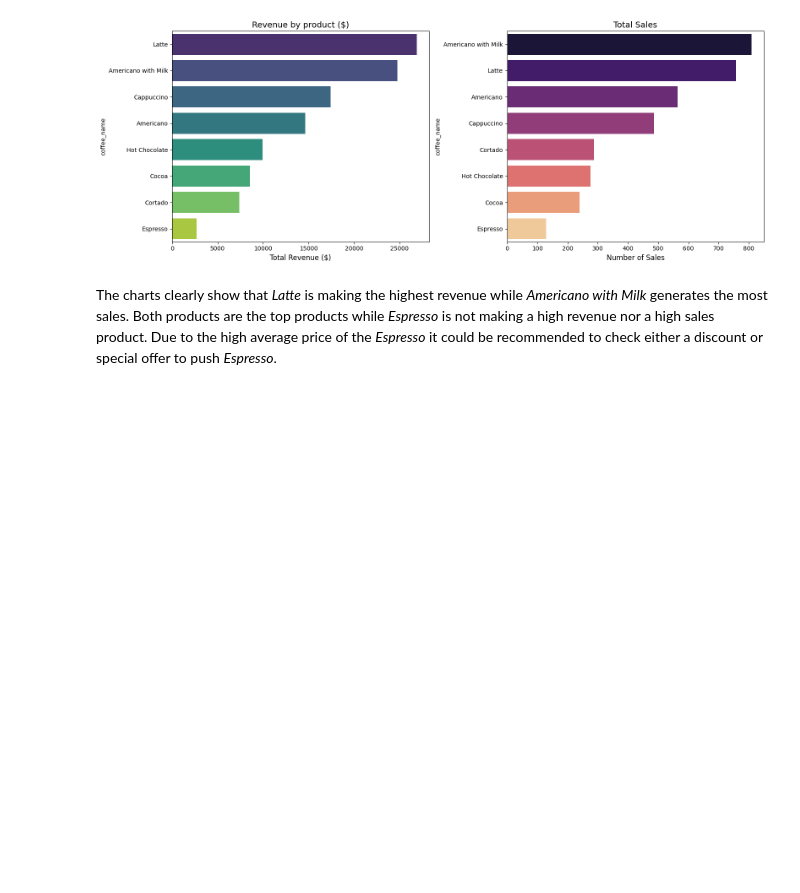
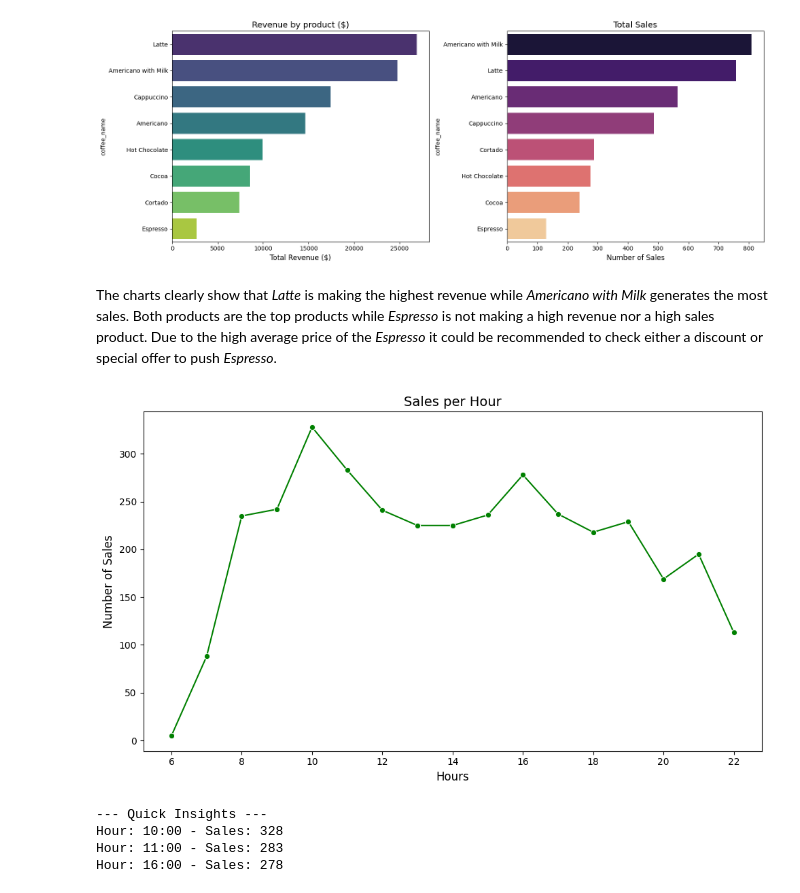
Before and after one commit to clia7/Coffee-Sales-Analysis, a Jupyter notebook: coffee-sales-eda.ipynb, the cells around one changed output. Saved outputs shown, nothing was run; the diff lists cells and outputs as text; code cells hidden in the pictures; blank space fills up the shorter version.

Commit message:
Kaggle Notebook | Coffee Sales EDA | Version 4

```diff
--- a/coffee-sales-eda.ipynb
+++ b/coffee-sales-eda.ipynb
@@ -164,3 +164,28 @@ plt.show()
 [figure]
 # %% [markdown]
 The charts clearly show that *Latte* is making the highest revenue while *Americano with Milk* generates the most sales. Both products are the top products while *Espresso* is not making a high revenue nor a high sales product. Due to the high average price of the *Espresso* it could be recommended to check either a discount or special offer to push *Espresso*.
+# %%
+# Analysis the number of sales by hour to check for peak time
+hourly_sales = df.groupby('hour_of_day')['money'].count()
+
+# Visualize the sales as a line chart
+plt.figure(figsize=(10,6))
+sns.lineplot(x=hourly_sales.index, y=hourly_sales.values, marker='o', color='green')
+
+plt.title('Sales per Hour', fontsize=14)
+plt.xlabel('Hours', fontsize=12)
+plt.ylabel('Number of Sales', fontsize=12)
+
+plt.tight_layout()
+plt.show()
+
+peak_times = hourly_sales.sort_values(ascending=False).head(3)
+print(f'--- Quick Insights ---')
+for hour, sales in peak_times.items():
+    print(f'Hour: {hour}:00 - Sales: {sales}')
+# %% [output]
+[figure, added]
+--- Quick Insights ---
+Hour: 10:00 - Sales: 328
+Hour: 11:00 - Sales: 283
+Hour: 16:00 - Sales: 278
```
Also changed, not shown: parts of 3 cells of this notebook.
